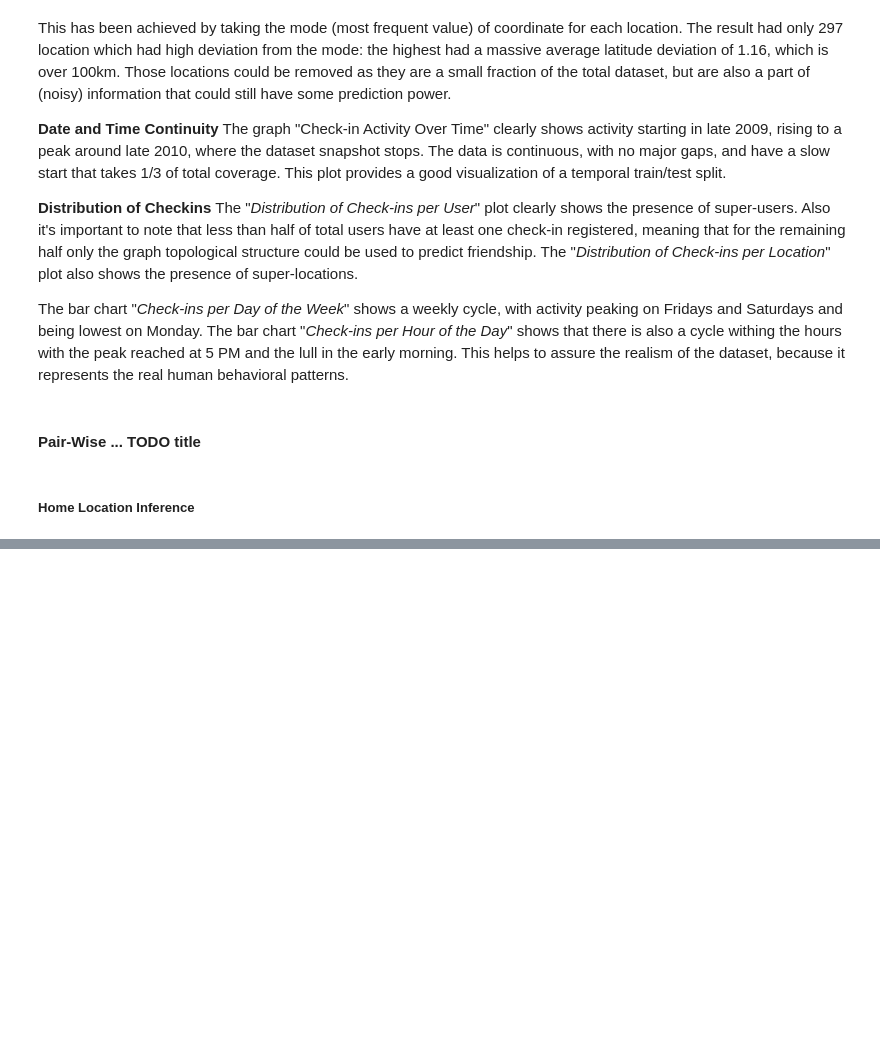
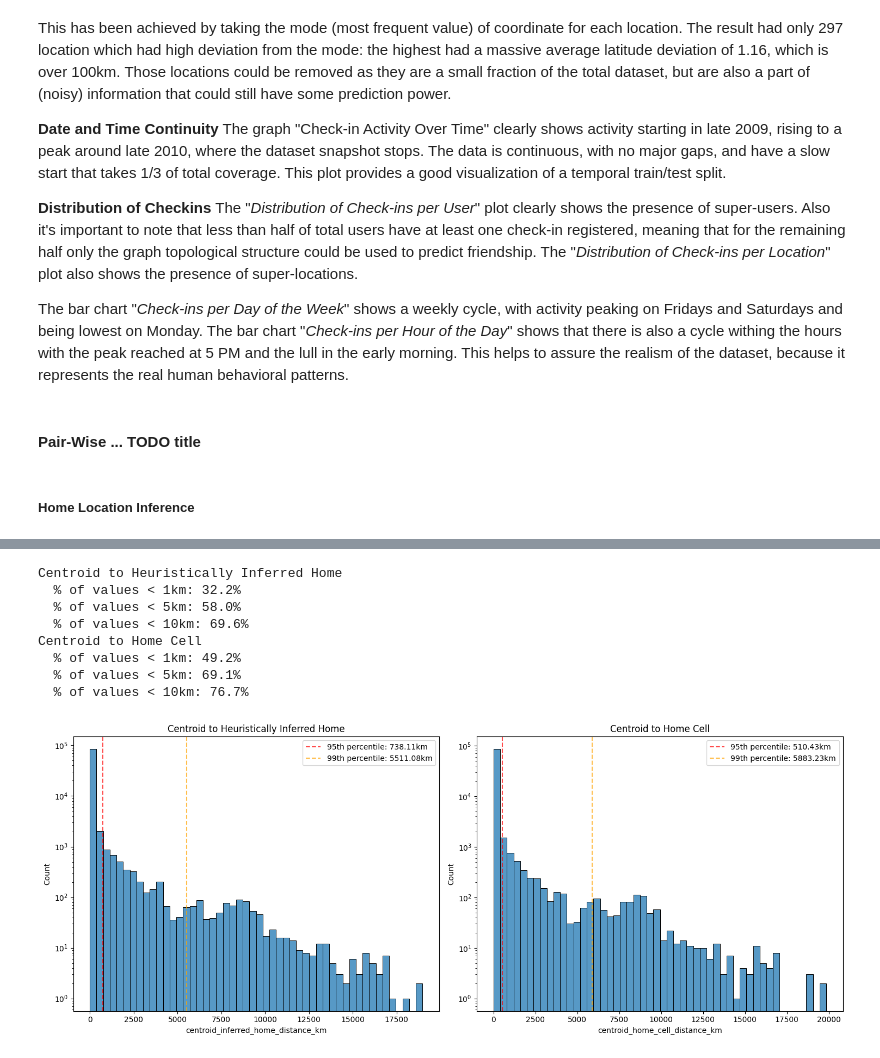
Before and after one commit to quelmitch/link-prediction-learning, a Jupyter notebook: 05_location_based_social_network/05_location_based_social_network.ipynb, the cells around one changed output, grey strips where cells are left out. Drawn from its saved outputs; the diff is of its cells as text; code cells hidden in the pictures; blank space fills up the shorter version.

```diff
--- a/05_location_based_social_network/05_location_based_social_network.ipynb
+++ b/05_location_based_social_network/05_location_based_social_network.ipynb
@@ -457,0 +529,8 @@ TODO: chose what to do. IDEA: follow-up "Mobility Analysis" notebook implementin
+# %%
+# Heuristic to infer Work Locations
+weekdays = df['check-in_datetime'].dt.dayofweek < 5 # Monday to Friday
+work_hours = (df['check-in_datetime'].dt.hour >= 9) & (df['check-in_datetime'].dt.hour < 17) # (9 AM - 17 PM)
+
+users_df = users_df.join(
+    _get_most_frequent_location(df, (work_hours & weekdays)).rename('inferred_work_location_id')
+)
@@ -457,0 +607,66 @@ TODO: chose what to do. IDEA: follow-up "Mobility Analysis" notebook implementin
+# %%
+coords_centroid = users_home_location_df[['median_centroid_latitude', 'median_centroid_longitude']].to_numpy()
+coords_inferred_home = users_home_location_df[['inferred_home_lat', 'inferred_home_lon']].to_numpy()
+coords_home_cell = users_home_location_df[['home_cell_centroid_lat', 'home_cell_centroid_lon']].to_numpy()
+
+# Calculate distances in a single, fast operation
+users_home_location_df['centroid_inferred_home_distance_km'] = haversine_vector(
+    coords_centroid, coords_inferred_home, unit=Unit.KILOMETERS
+)
+users_home_location_df['centroid_home_cell_distance_km'] = haversine_vector(
+    coords_centroid, coords_home_cell, unit=Unit.KILOMETERS
+)
+# %%
+fig, axes = plt.subplots(1, 2, figsize=(15, 6))
+
+# Calculate percentiles
+p95_1 = np.percentile(users_home_location_df['centroid_inferred_home_distance_km'], 95)
+p99_1 = np.percentile(users_home_location_df['centroid_inferred_home_distance_km'], 99)
+p95_2 = np.percentile(users_home_location_df['centroid_home_cell_distance_km'], 95)
+p99_2 = np.percentile(users_home_location_df['centroid_home_cell_distance_km'], 99)
+
+# Centroid to Inferred Home
+sns.histplot(data=users_home_location_df,
+             x='centroid_inferred_home_distance_km',
+             bins=50, kde=False, ax=axes[0])
+axes[0].set_yscale('log')
+axes[0].axvline(p95_1, color='red', linestyle='--', alpha=0.7, label=f'95th percentile: {p95_1:.2f}km')
+axes[0].axvline(p99_1, color='orange', linestyle='--', alpha=0.7, label=f'99th percentile: {p99_1:.2f}km')
+axes[0].set_title('Centroid to Heuristically Inferred Home')
+axes[0].legend()
+
+# Centroid to Home Cell
+sns.histplot(data=users_home_location_df,
+             x='centroid_home_cell_distance_km',
+             bins=50, kde=False, ax=axes[1])
+axes[1].set_yscale('log')
+axes[1].axvline(p95_2, color='red', linestyle='--', alpha=0.7, label=f'95th percentile: {p95_2:.2f}km')
+axes[1].axvline(p99_2, color='orange', linestyle='--', alpha=0.7, label=f'99th percentile: {p99_2:.2f}km')
+axes[1].set_title('Centroid to Home Cell')
+axes[1].legend()
+
+# More data
+data = users_home_location_df['centroid_inferred_home_distance_km']
+print('Centroid to Heuristically Inferred Home')
+print(f"  % of values < 1km: {(data < 1).mean()*100:.1f}%")
+print(f"  % of values < 5km: {(data < 5).mean()*100:.1f}%")
+print(f"  % of values < 10km: {(data < 10).mean()*100:.1f}%")
+
+data = users_home_location_df['centroid_home_cell_distance_km']
+print('Centroid to Home Cell')
+print(f"  % of values < 1km: {(data < 1).mean()*100:.1f}%")
+print(f"  % of values < 5km: {(data < 5).mean()*100:.1f}%")
+print(f"  % of values < 10km: {(data < 10).mean()*100:.1f}%")
+
+plt.tight_layout()
+plt.show()
+# %% [output]
+Centroid to Heuristically Inferred Home
+  % of values < 1km: 32.2%
+  % of values < 5km: 58.0%
+  % of values < 10km: 69.6%
+Centroid to Home Cell
+  % of values < 1km: 49.2%
+  % of values < 5km: 69.1%
+  % of values < 10km: 76.7%
+[figure, added]
```
Also changed, not shown: parts of 35 cells of this notebook.
